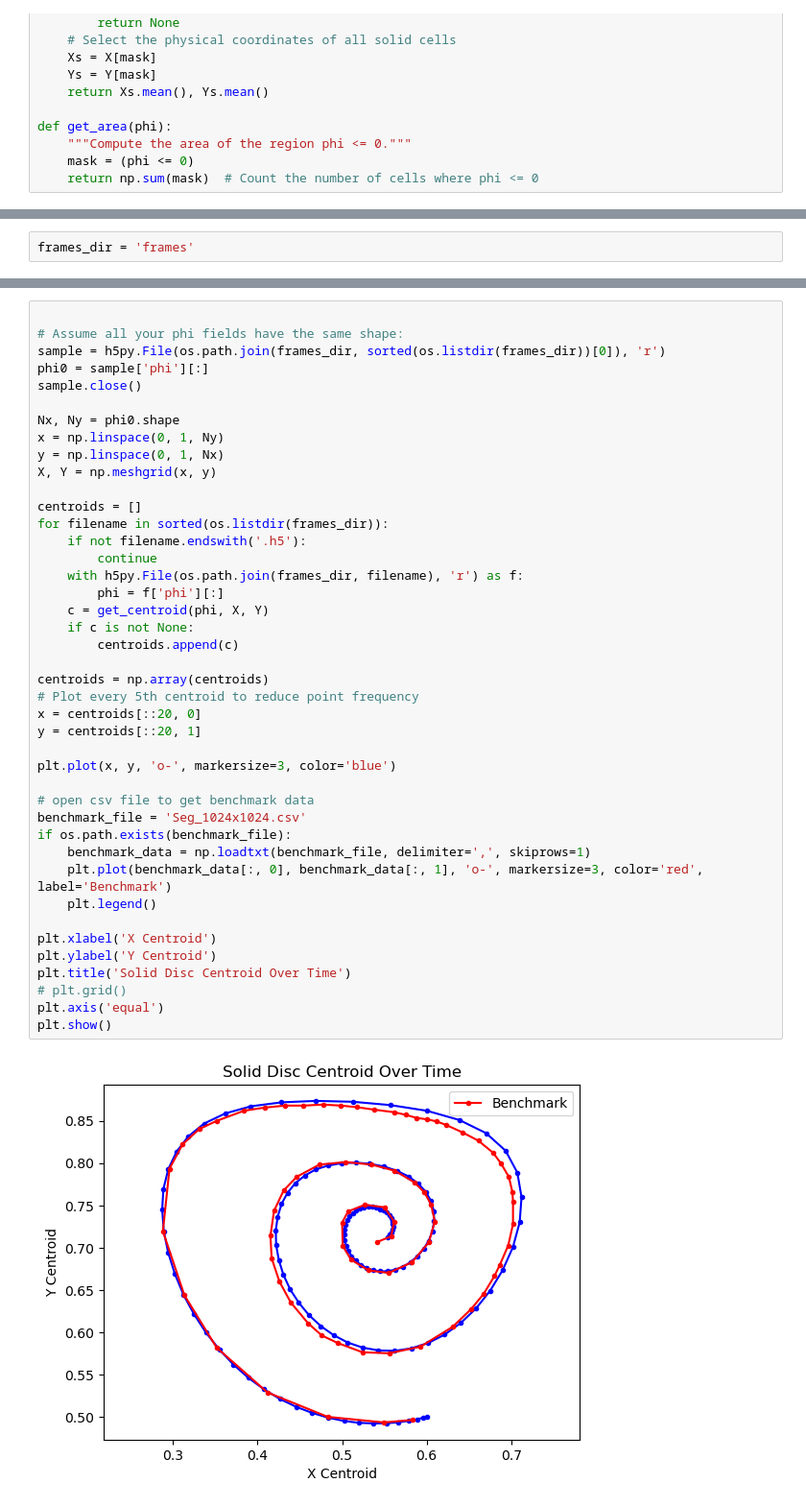
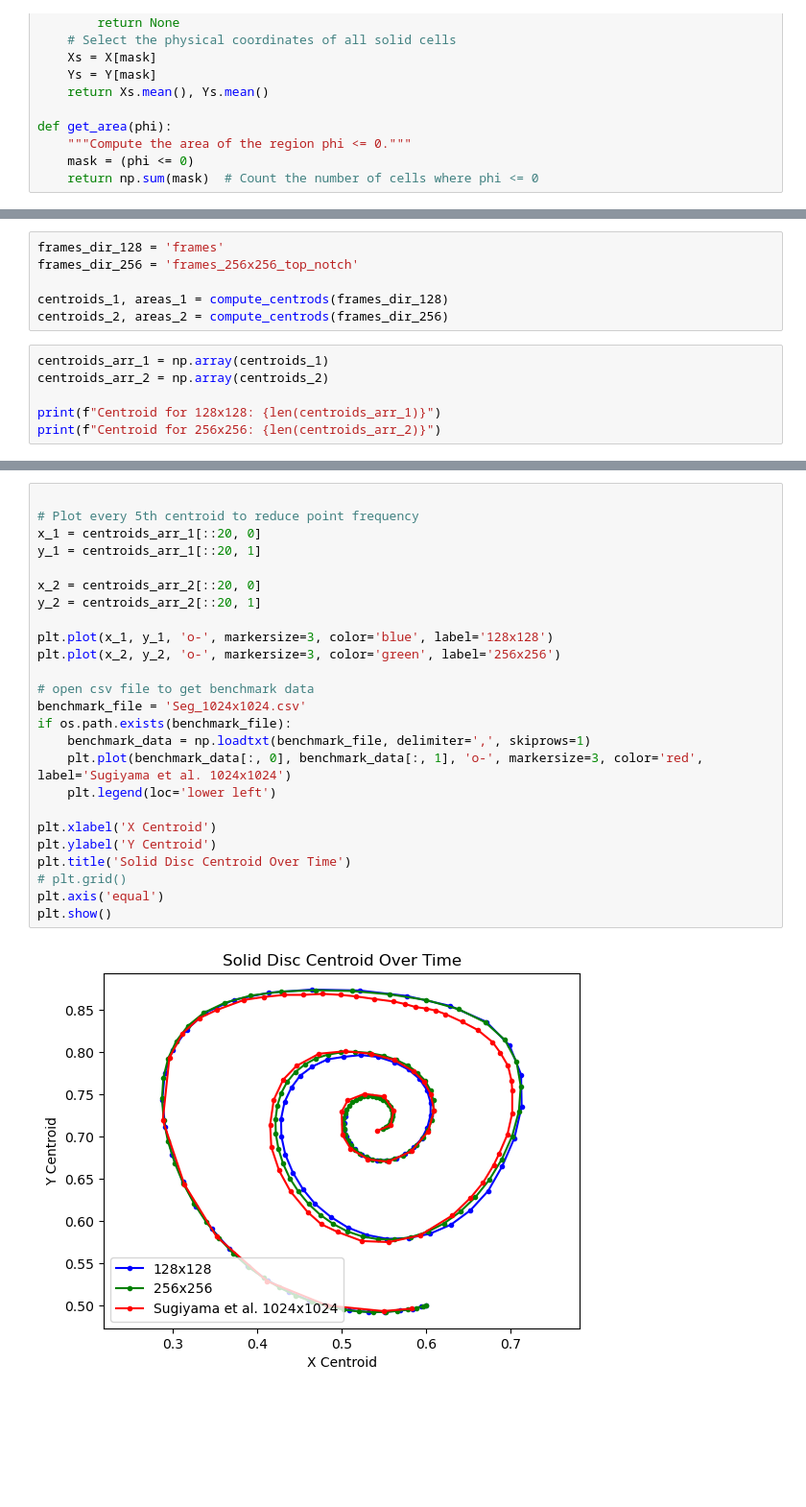
Before and after one commit to samanseifi/pyRMT, a Jupyter notebook: centroid.ipynb, the cells around one changed output, grey strips where cells are left out. Shown: that part at 96% size. Drawn from its saved outputs; the diff is of its cells as text; blank space fills up the shorter version.

```diff
--- a/centroid.ipynb
+++ b/centroid.ipynb
@@ -21,2 +47,12 @@ def get_area(phi):
 # %%
-frames_dir = 'frames'
+frames_dir_128 = 'frames'
+frames_dir_256 = 'frames_256x256_top_notch'
+
+centroids_1, areas_1 = compute_centrods(frames_dir_128)
+centroids_2, areas_2 = compute_centrods(frames_dir_256)
+# %%
+centroids_arr_1 = np.array(centroids_1)
+centroids_arr_2 = np.array(centroids_2)
+
+print(f"Centroid for 128x128: {len(centroids_arr_1)}")
+print(f"Centroid for 256x256: {len(centroids_arr_2)}")
@@ -23,45 +62,28 @@ frames_dir = 'frames'
 # %%
 
-# Assume all your phi fields have the same shape:
-sample = h5py.File(os.path.join(frames_dir, sorted(os.listdir(frames_dir))[0]), 'r')
-phi0 = sample['phi'][:]
-sample.close()
+# Plot every 5th centroid to reduce point frequency
+x_1 = centroids_arr_1[::20, 0]
+y_1 = centroids_arr_1[::20, 1]
 
-Nx, Ny = phi0.shape
-x = np.linspace(0, 1, Ny)
-y = np.linspace(0, 1, Nx)
-X, Y = np.meshgrid(x, y)
+x_2 = centroids_arr_2[::20, 0]
+y_2 = centroids_arr_2[::20, 1]
 
-centroids = []
-for filename in sorted(os.listdir(frames_dir)):
-    if not filename.endswith('.h5'):
-        continue
-    with h5py.File(os.path.join(frames_dir, filename), 'r') as f:
-        phi = f['phi'][:]
-    c = get_centroid(phi, X, Y)
-    if c is not None:
-        centroids.append(c)
-
-centroids = np.array(centroids)
-# Plot every 5th centroid to reduce point frequency
-x = centroids[::20, 0]
-y = centroids[::20, 1]
-
-plt.plot(x, y, 'o-', markersize=3, color='blue')
+plt.plot(x_1, y_1, 'o-', markersize=3, color='blue', label='128x128')
+plt.plot(x_2, y_2, 'o-', markersize=3, color='green', label='256x256')
 
 # open csv file to get benchmark data
 benchmark_file = 'Seg_1024x1024.csv'
 if os.path.exists(benchmark_file):
     benchmark_data = np.loadtxt(benchmark_file, delimiter=',', skiprows=1)
-    plt.plot(benchmark_data[:, 0], benchmark_data[:, 1], 'o-', markersize=3, color='red', label='Benchmark')
-    plt.legend()
+    plt.plot(benchmark_data[:, 0], benchmark_data[:, 1], 'o-', markersize=3, color='red', label='Sugiyama et al. 1024x1024')
+    plt.legend(loc='lower left')
 
 plt.xlabel('X Centroid')
 plt.ylabel('Y Centroid')
 plt.title('Solid Disc Centroid Over Time')
 # plt.grid()
 plt.axis('equal')
 plt.show()
 # %% [output]
-[figure, old version]
+[figure, new version]
 # %%
```
Also changed, not shown: parts of 3 cells of this notebook, 2 other files.
